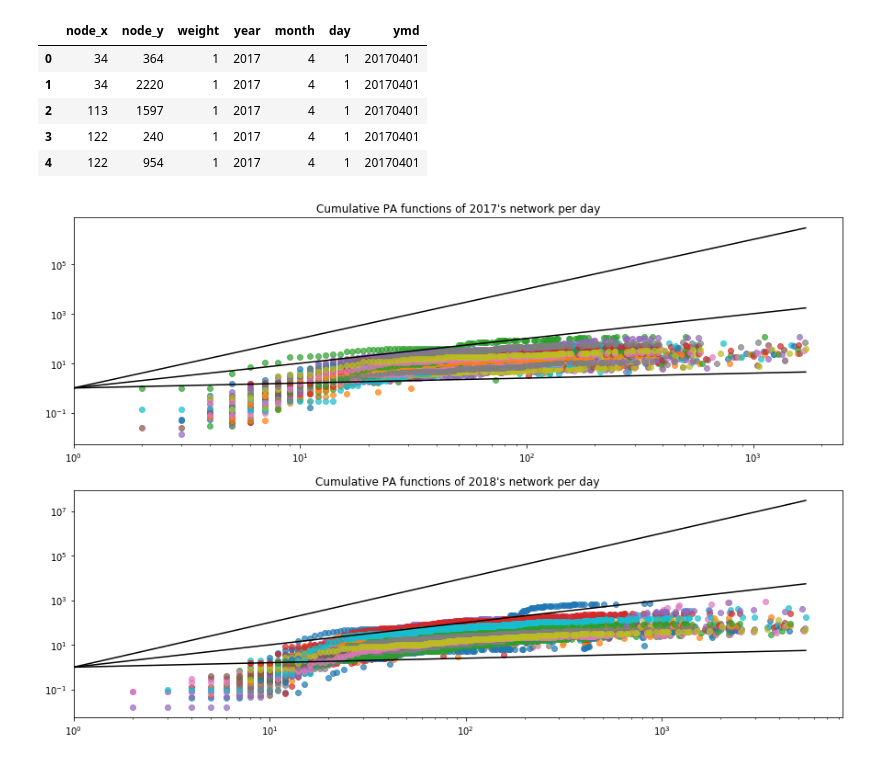
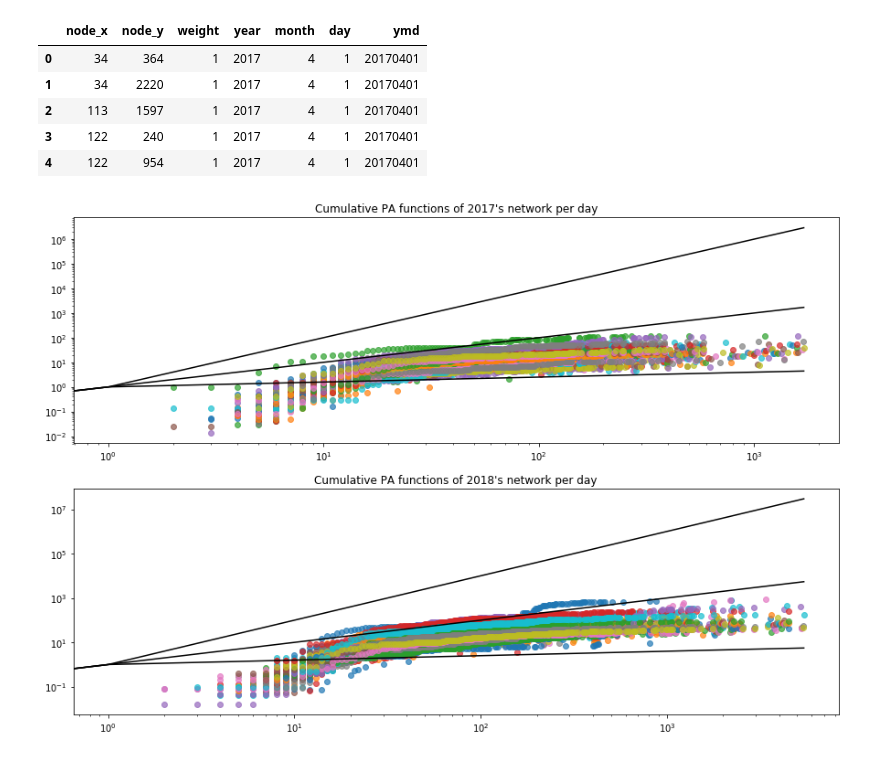
Before and after one commit to damiclem/feminism_network, a Jupyter notebook: preferential_attachment.ipynb, the cells around one changed output. Cells and saved outputs as stored; diff of their text form; code cells hidden in the pictures.

Commit message:
fixed images

```diff
--- a/preferential_attachment.ipynb
+++ b/preferential_attachment.ipynb
@@ -106,7 +106,7 @@ networks = { 2017: {} , 2018 : {} }
 # Fill network dictionary
 for (year, month, day), _ in edges.groupby(by=['year', 'month', 'day']):
     # Compute corresponding ymd code
-    ymd = int('{:04d}{:02d}{:02d}'.format(year, month, day))
+    ymd = int('{:04d}{:02d}{:02d}'.format(*(year, month, day)))
     # Create network from edgelist
     network = nx.from_pandas_edgelist(edges[edges.ymd == ymd], source='node_x', target='node_y',
                                       edge_attr=True, create_using=nx.Graph)
@@ -126,39 +126,36 @@ for k, y in enumerate(years):
     days = list(networks[y].keys())
 
     # Set axis title
     _ = axs[k].set_title('Cumulative PA functions of {:d}\'s network per day'.format(y))
 
-    for i in range(1, len(days)):
+    for i in range(1,len(days)):
         # Initialize df of results
         pi = pd.DataFrame([])
 
         # Define old nodes list
         old_nodes = list(set(networks[y][days[i]].nodes) & set(networks[y][days[i-1]].nodes))
         # Compute initial degrees (ki_today)
         pi['ki'] = get_degree( networks[y][days[i]] ).loc[ old_nodes ]
         # Compute pi function on old nodes: (ki_today - ki_yesterday) / time_interval
         pi_day = pi['ki'] - get_degree( networks[y][days[i-1]] )
         # time interval = num. new nodes
         pi['value'] = pi_day / ( len(networks[y][days[i]].nodes) - len(old_nodes) )
         # Sort pi entries by initial degree
         pi = pi.sort_values(by='ki')
         # Comupute cumulative pi
         cum_pi = np.cumsum([sum(pi[pi.ki == k].value) for k in pi.ki.unique()])
 
         # Plot
         _ = axs[k].loglog(pi.ki.unique(), cum_pi, 'o', alpha=.7)
     # Plot reference lines
     _ = axs[k].loglog(np.arange(max(pi.ki)), np.arange(max(pi.ki))**2, color = 'black')
     _ = axs[k].loglog(np.arange(max(pi.ki)), np.arange(max(pi.ki)), color = 'black')
     _ = axs[k].loglog(np.arange(max(pi.ki)), np.arange(max(pi.ki))**.2, color = 'black')
 
-# Set limits
-axs[0].set_xlim(1)
-axs[1].set_xlim(1)
-# Show plot
+_ = plt.savefig('images/PA/cum_function_day.png')
 _ = plt.show()
 # %% [output]
-[figure, old version]
+[figure, new version]
 # %%
 # Compute comulative preferential attachment function (cumulative pi)
 
```
Also changed, not shown: parts of 1 cell of this notebook.
